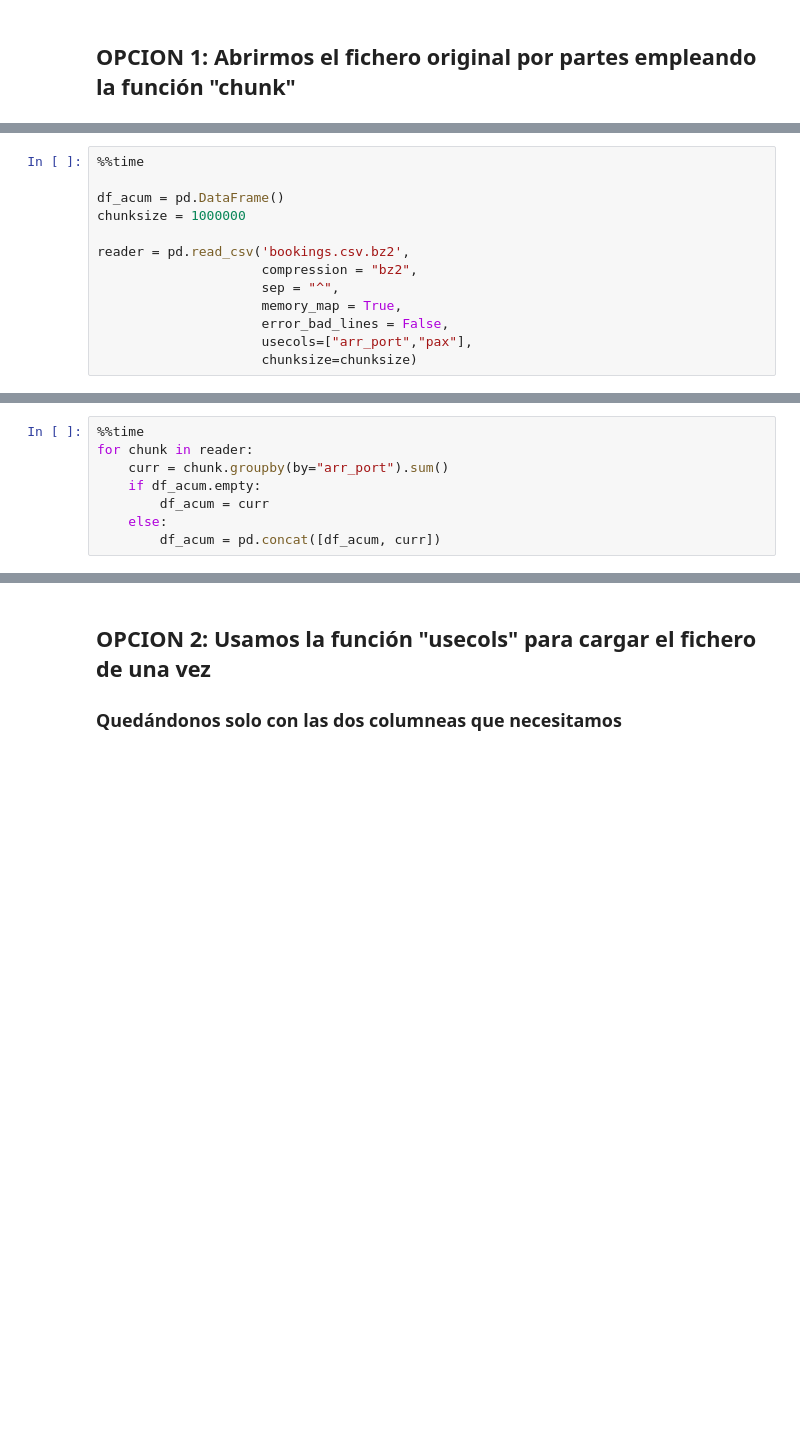
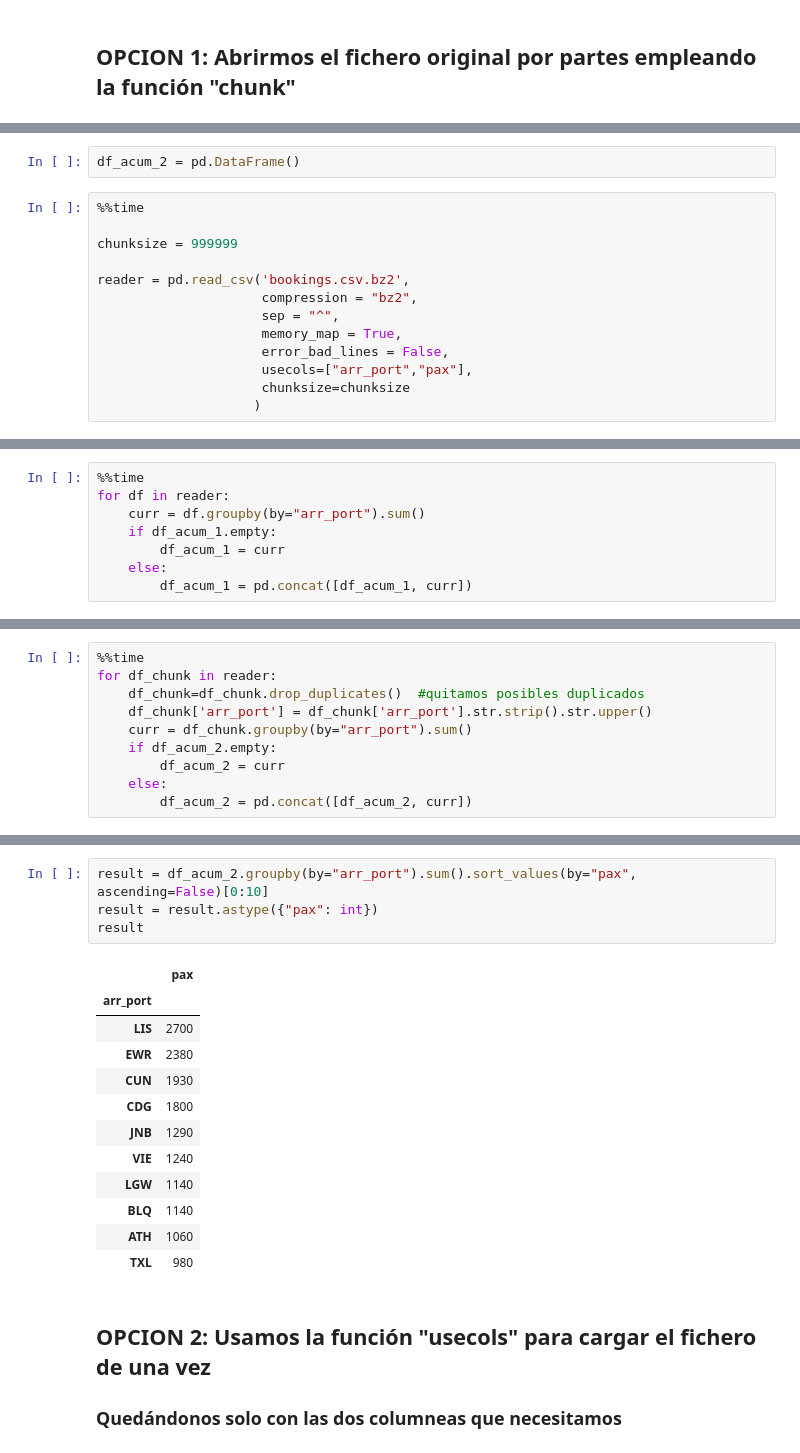
Before and after one commit to EOP27/Team-Science-t-ish, a Jupyter notebook: Ejercicio_2.ipynb, the cells around one changed output, grey strips where cells are left out. Cells and saved outputs as stored; diff of their text form; blank space fills up the shorter version.

Commit message:
Sin duplicados

```diff
--- a/Ejercicio_2.ipynb
+++ b/Ejercicio_2.ipynb
@@ -20,8 +22,9 @@ df_bookings
+# %%
+df_acum_2 = pd.DataFrame()
 # %%
 %%time
 
-df_acum = pd.DataFrame()
-chunksize = 1000000
+chunksize = 999999
 
 reader = pd.read_csv('bookings.csv.bz2',
                      compression = "bz2",
@@ -29,5 +32,6 @@ reader = pd.read_csv('bookings.csv.bz2',
                      memory_map = True,
                      error_bad_lines = False,
                      usecols=["arr_port","pax"],
-                     chunksize=chunksize)
+                     chunksize=chunksize
+                    )
 # %% [output]
@@ -36,9 +40,9 @@ Wall time: 28.8 ms
 # %%
 %%time
-for chunk in reader:
-    curr = chunk.groupby(by="arr_port").sum()
-    if df_acum.empty:
-        df_acum = curr
+for df in reader:
+    curr = df.groupby(by="arr_port").sum()
+    if df_acum_1.empty:
+        df_acum_1 = curr
     else:
-        df_acum = pd.concat([df_acum, curr])
+        df_acum_1 = pd.concat([df_acum_1, curr])
 # %% [output]
@@ -46,0 +51,10 @@ Wall time: 2min 5s
+# %%
+%%time
+for df_chunk in reader:
+    df_chunk=df_chunk.drop_duplicates()  #quitamos posibles duplicados
+    df_chunk['arr_port'] = df_chunk['arr_port'].str.strip().str.upper()
+    curr = df_chunk.groupby(by="arr_port").sum()
+    if df_acum_2.empty:
+        df_acum_2 = curr
+    else:
+        df_acum_2 = pd.concat([df_acum_2, curr])
@@ -61,6 +78,23 @@ result
 | MIA | 58150 |
 | SFO | 58000 |
 | DXB | 55590 |
+# %%
+result = df_acum_2.groupby(by="arr_port").sum().sort_values(by="pax", ascending=False)[0:10]
+result = result.astype({"pax": int})
+result
+# %% [output]
+|  | pax |
+| arr_port |  |
+| LIS | 2700 |
+| EWR | 2380 |
+| CUN | 1930 |
+| CDG | 1800 |
+| JNB | 1290 |
+| VIE | 1240 |
+| LGW | 1140 |
+| BLQ | 1140 |
+| ATH | 1060 |
+| TXL | 980 |
 # %% [markdown]
 ## OPCION 2: Usamos la función "usecols" para cargar el fichero de una vez
 ### Quedándonos solo con las dos columneas que necesitamos
```
Also changed, not shown: parts of 11 cells of this notebook.
